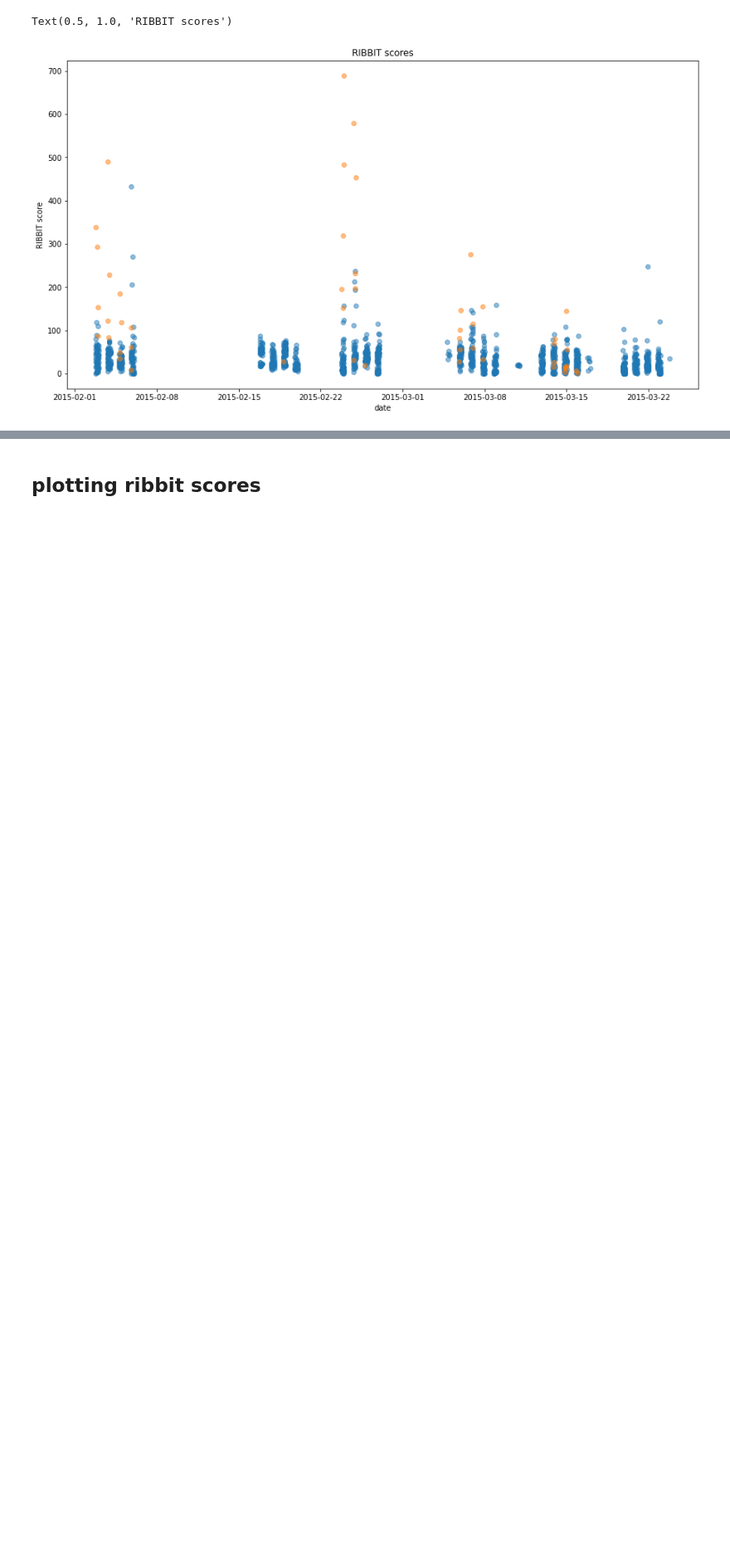
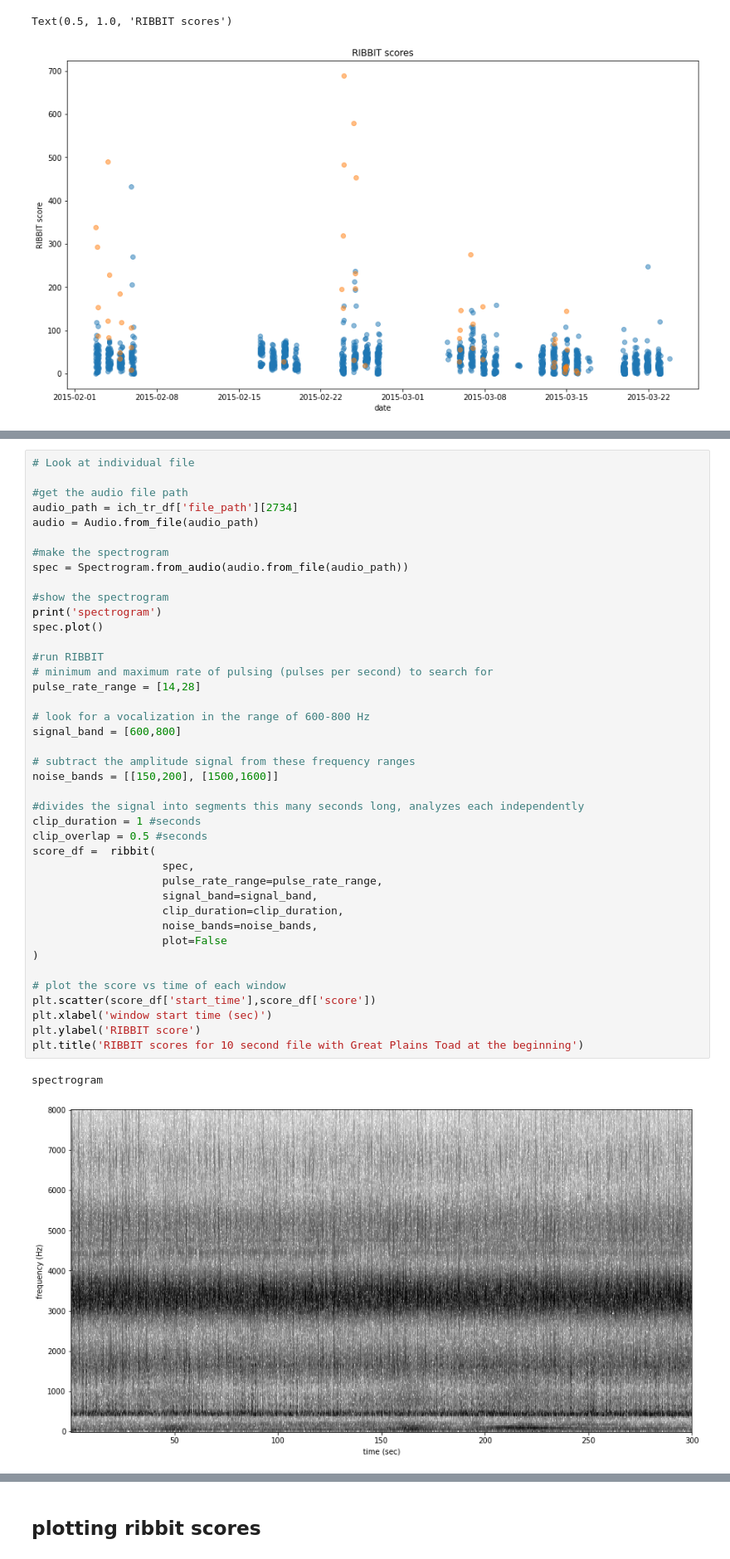
Before and after one commit to mayalapp/ga-frog-id, a Jupyter notebook: python-ribbit/data_cleaning.ipynb, the cells around one changed output, grey strips where cells are left out. Shown: that part at 83% size. Saved outputs shown, nothing was run; the diff lists cells and outputs as text; blank space fills up the shorter version.

```diff
--- a/python-ribbit/data_cleaning.ipynb
+++ b/python-ribbit/data_cleaning.ipynb
@@ -126,0 +126,44 @@ ich_tr_df[ich_tr_df['Lcapito'] == 1].sort_values(by = "score", ascending = True)
+# %%
+# Look at individual file
+
+#get the audio file path
+audio_path = ich_tr_df['file_path'][2734]
+audio = Audio.from_file(audio_path)
+
+#make the spectrogram
+spec = Spectrogram.from_audio(audio.from_file(audio_path))
+
+#show the spectrogram
+print('spectrogram')
+spec.plot()
+
+#run RIBBIT
+# minimum and maximum rate of pulsing (pulses per second) to search for
+pulse_rate_range = [14,28]
+
+# look for a vocalization in the range of 600-800 Hz
+signal_band = [600,800]
+
+# subtract the amplitude signal from these frequency ranges
+noise_bands = [[150,200], [1500,1600]]
+
+#divides the signal into segments this many seconds long, analyzes each independently
+clip_duration = 1 #seconds
+clip_overlap = 0.5 #seconds
+score_df =  ribbit(
+                    spec,
+                    pulse_rate_range=pulse_rate_range,
+                    signal_band=signal_band,
+                    clip_duration=clip_duration,
+                    noise_bands=noise_bands,
+                    plot=False
+)
+
+# plot the score vs time of each window
+plt.scatter(score_df['start_time'],score_df['score'])
+plt.xlabel('window start time (sec)')
+plt.ylabel('RIBBIT score')
+plt.title('RIBBIT scores for 10 second file with Great Plains Toad at the beginning')
+# %% [output]
+spectrogram
+[figure, added]
```
Also changed, not shown: parts of 4 cells of this notebook.
